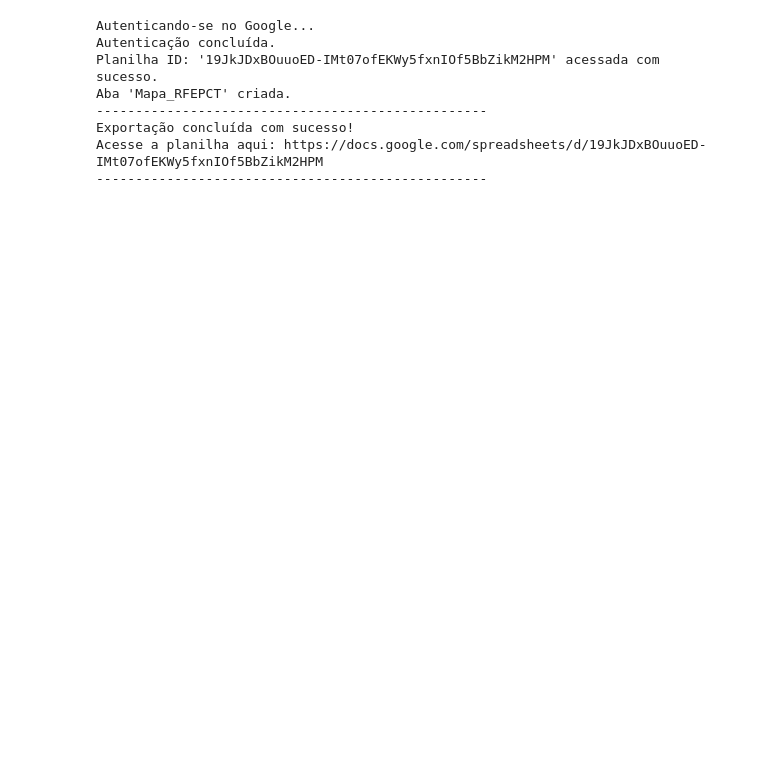
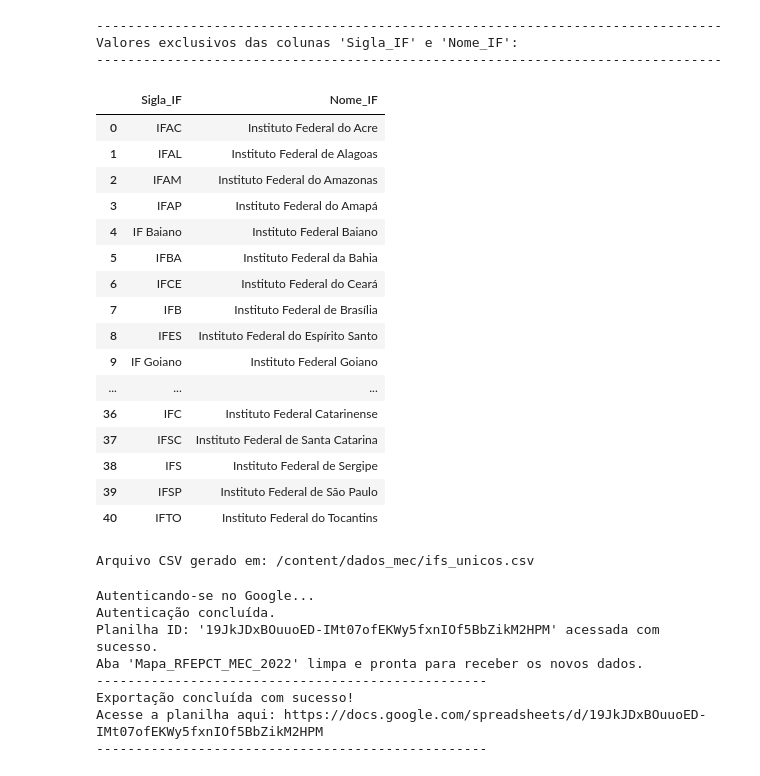
Before and after one commit to SampMark/ETL-de-dados-da-PNP, a Jupyter notebook: RFEPT/GitHub_ETL_Unidades_da_Rede_Federal_de_EPCT.ipynb, the cells around one changed output. Saved outputs shown, nothing was run; the diff lists cells and outputs as text; code cells hidden in the pictures; blank space fills up the shorter version.

Commit message:
Add files via upload
Atualização do notebook GitHub_ETL_Unidades_da_Rede_Federal_de_EPCT.ipynb

```diff
--- a/RFEPT/GitHub_ETL_Unidades_da_Rede_Federal_de_EPCT.ipynb
+++ b/RFEPT/GitHub_ETL_Unidades_da_Rede_Federal_de_EPCT.ipynb
@@ -338,3 +417,39 @@ memory usage: 40.4+ KB
+# %%
+# Exibir valores exclusivos das colunas 'Sigla_IF' e 'Nome_IF' e gerar um CSV
+ifs_unicos = df_rede_federal[['Sigla_IF', 'Nome_IF']].drop_duplicates().reset_index(drop=True)
+
+print("-" * 80)
+print("Valores exclusivos das colunas 'Sigla_IF' e 'Nome_IF':")
+print("-" * 80)
+display(ifs_unicos)
+
+# Gerar CSV
+csv_path_ifs = OUT_DIR / "ifs_unicos.csv"
+ifs_unicos.to_csv(csv_path_ifs, index=False)
+
+print(f"\nArquivo CSV gerado em: {csv_path_ifs}")
+# %% [output]
+--------------------------------------------------------------------------------
+Valores exclusivos das colunas 'Sigla_IF' e 'Nome_IF':
+--------------------------------------------------------------------------------
+|  | Sigla_IF | Nome_IF |
+| 0 | IFAC | Instituto Federal do Acre |
+| 1 | IFAL | Instituto Federal de Alagoas |
+| 2 | IFAM | Instituto Federal do Amazonas |
+| 3 | IFAP | Instituto Federal do Amapá |
+| 4 | IF Baiano | Instituto Federal Baiano |
+| 5 | IFBA | Instituto Federal da Bahia |
+| 6 | IFCE | Instituto Federal do Ceará |
+| 7 | IFB | Instituto Federal de Brasília |
+| 8 | IFES | Instituto Federal do Espírito Santo |
+| 9 | IF Goiano | Instituto Federal Goiano |
+| ... | ... | ... |
+| 36 | IFC | Instituto Federal Catarinense |
+| 37 | IFSC | Instituto Federal de Santa Catarina |
+| 38 | IFS | Instituto Federal de Sergipe |
+| 39 | IFSP | Instituto Federal de São Paulo |
+| 40 | IFTO | Instituto Federal do Tocantins |
+Arquivo CSV gerado em: /content/dados_mec/ifs_unicos.csv
 # %%
 # @title **ETAPA 2. Exportar DataFrame `df_rede_federal`para o Google Sheets**
 
@@ -342,7 +457,7 @@ memory usage: 40.4+ KB
 # ID da planilha
 ID_PLANILHA = '19JkJDxBOuuoED-IMt07ofEKWy5fxnIOf5BbZikM2HPM' # Link público
 # Nome da aba. Se não existir, será criada.
-NOME_ABA = 'Mapa_RFEPCT'
+NOME_ABA = 'Mapa_RFEPCT_MEC_2022'
 # ==============================================================
 
 # 1. Autenticação do Google Colab
@@ -373,7 +488,6 @@ try:
         # Especificar número de linhas/colunas para garantir espaço
         worksheet = sh.add_worksheet(title=NOME_ABA, rows="1000", cols="10")
         print(f"Aba '{NOME_ABA}' criada.")
-
 
     # 5. Converter o DataFrame para uma lista de listas (formato que o gspread usa)
     # Inclui o cabeçalho (nomes das colunas)
@@ -413,7 +527,7 @@ except Exception as e:
 Autenticando-se no Google...
 Autenticação concluída.
 Planilha ID: '19JkJDxBOuuoED-IMt07ofEKWy5fxnIOf5BbZikM2HPM' acessada com sucesso.
-Aba 'Mapa_RFEPCT' criada.
+Aba 'Mapa_RFEPCT_MEC_2022' limpa e pronta para receber os novos dados.
 --------------------------------------------------
 Exportação concluída com sucesso!
 Acesse a planilha aqui: https://docs.google.com/spreadsheets/d/19JkJDxBOuuoED-IMt07ofEKWy5fxnIOf5BbZikM2HPM
```
Also changed, not shown: parts of 4 cells of this notebook.
